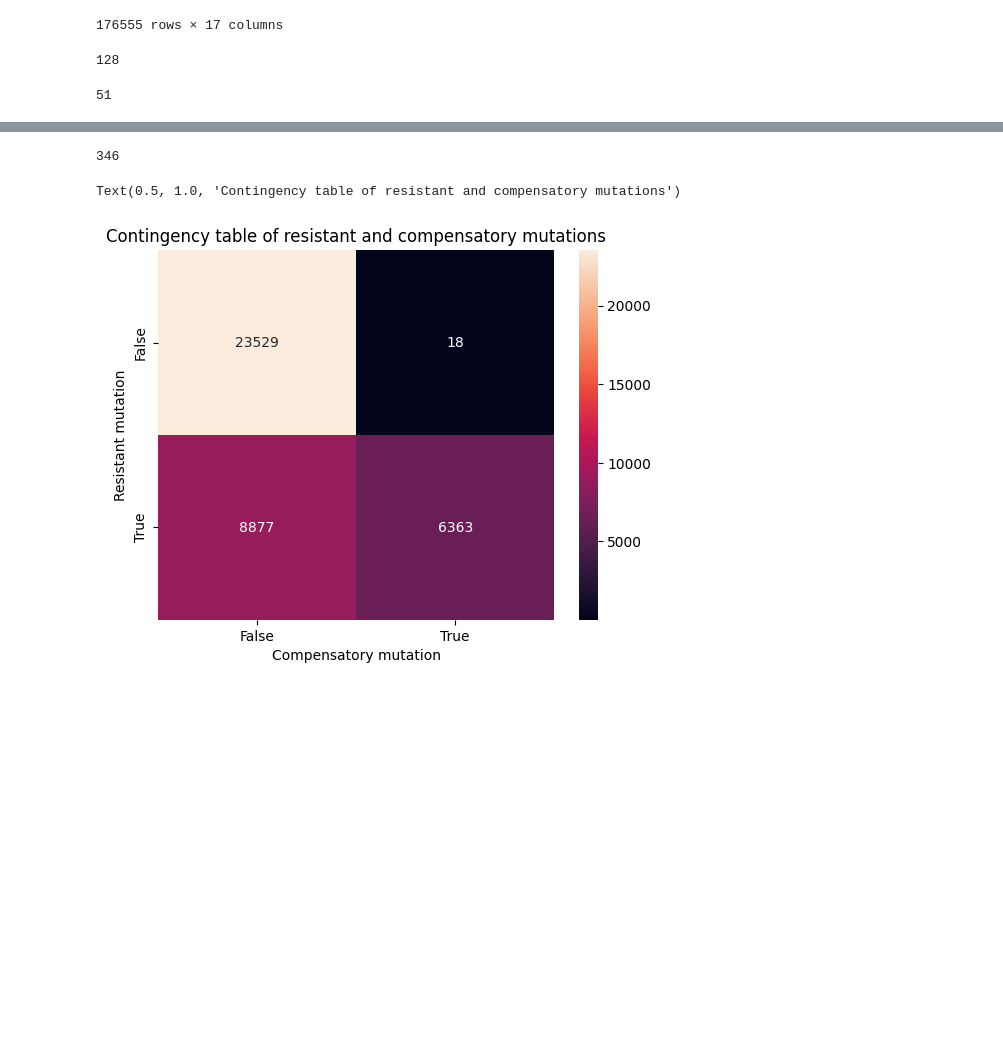
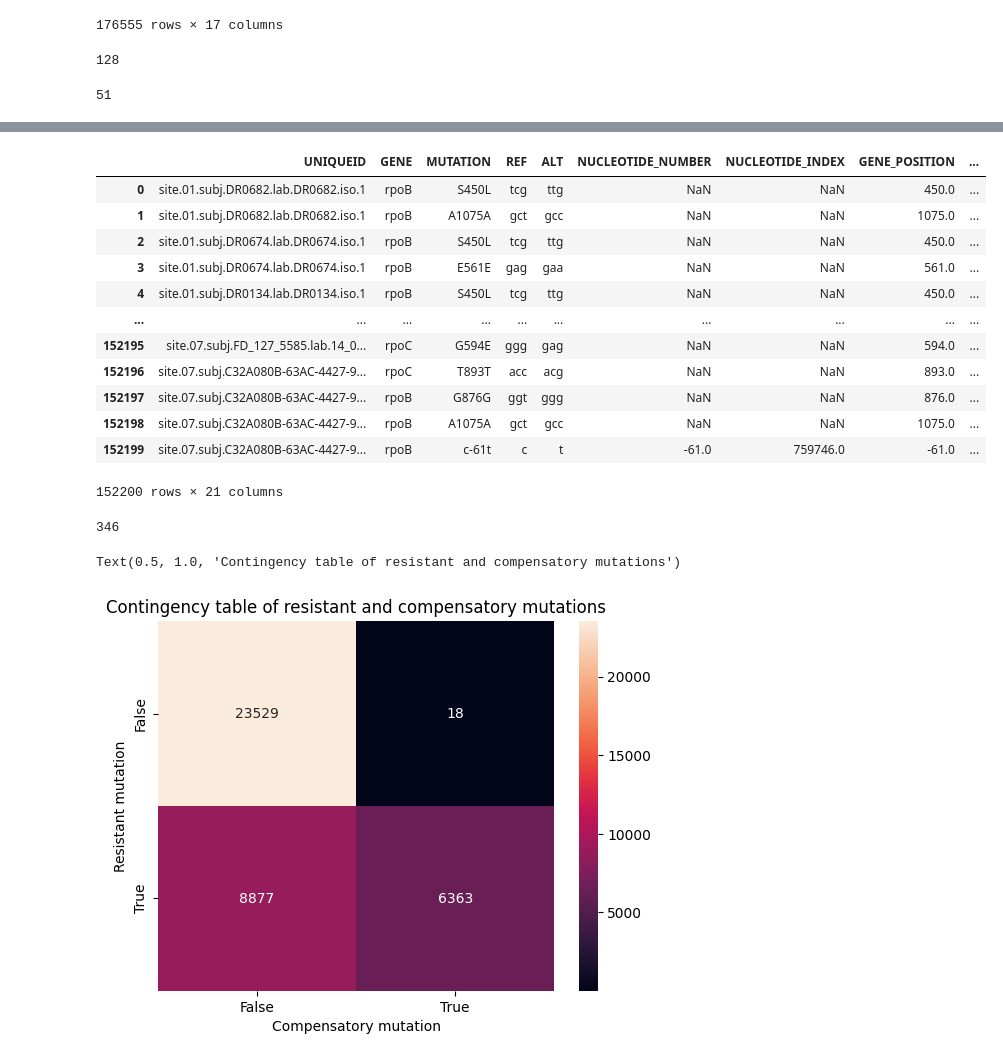
Before and after one commit to fowler-lab/tb-rnap-subpopulations, a Jupyter notebook: exploration.ipynb, the cells around one changed output, grey strips where cells are left out. Cells and saved outputs as stored; diff of their text form; code cells hidden in the pictures; blank space fills up the shorter version.

Commit message:
evaluate phenotype DST data

```diff
--- a/exploration.ipynb
+++ b/exploration.ipynb
@@ -56,3 +72,27 @@ mutations['COMPENSATORY_MUTATION'] = mutations['GENE_MUTATION'].isin(compensator
+# %%
+#add phenotypes flag to mutations table
+phenotypes = pd.read_pickle('data/DST_MEASUREMENTS.pkl.gz')
+phenotypes.reset_index(inplace = True)
+phenotypes = phenotypes[phenotypes.DRUG == 'RIF']
+
+#add phenotype flag (True = R, False = S) to mutations table
+mutations = pd.merge(mutations, phenotypes[['UNIQUEID','PHENOTYPE']], on = 'UNIQUEID', how = 'inner')
+mutations['PHENOTYPE'] = mutations['PHENOTYPE'] == 'R'
+mutations
+# %% [output]
+|  | UNIQUEID | GENE | MUTATION | REF | ALT | NUCLEOTIDE_NUMBER | NUCLEOTIDE_INDEX | GENE_POSITION | ... |
+| 0 | site.01.subj.DR0682.lab.DR0682.iso.1 | rpoB | S450L | tcg | ttg | NaN | NaN | 450.0 | ... |
+| 1 | site.01.subj.DR0682.lab.DR0682.iso.1 | rpoB | A1075A | gct | gcc | NaN | NaN | 1075.0 | ... |
+| 2 | site.01.subj.DR0674.lab.DR0674.iso.1 | rpoB | S450L | tcg | ttg | NaN | NaN | 450.0 | ... |
+| 3 | site.01.subj.DR0674.lab.DR0674.iso.1 | rpoB | E561E | gag | gaa | NaN | NaN | 561.0 | ... |
+| 4 | site.01.subj.DR0134.lab.DR0134.iso.1 | rpoB | S450L | tcg | ttg | NaN | NaN | 450.0 | ... |
+| ... | ... | ... | ... | ... | ... | ... | ... | ... | ... |
+| 152195 | site.07.subj.FD_127_5585.lab.14_0... | rpoC | G594E | ggg | gag | NaN | NaN | 594.0 | ... |
+| 152196 | site.07.subj.C32A080B-63AC-4427-9... | rpoC | T893T | acc | acg | NaN | NaN | 893.0 | ... |
+| 152197 | site.07.subj.C32A080B-63AC-4427-9... | rpoB | G876G | ggt | ggg | NaN | NaN | 876.0 | ... |
+| 152198 | site.07.subj.C32A080B-63AC-4427-9... | rpoB | A1075A | gct | gcc | NaN | NaN | 1075.0 | ... |
+| 152199 | site.07.subj.C32A080B-63AC-4427-9... | rpoB | c-61t | c | t | -61.0 | 759746.0 | -61.0 | ... |
+152200 rows × 21 columns
 # %%
 #check overlap of major_mutations UNIQUEIDs and minor_mutations UNIQUEIDs
 major_mutations = mutations[(mutations.IS_MINOR_ALLELE == False)]
```
Also changed, not shown: parts of 9 cells of this notebook, 1 other file.
